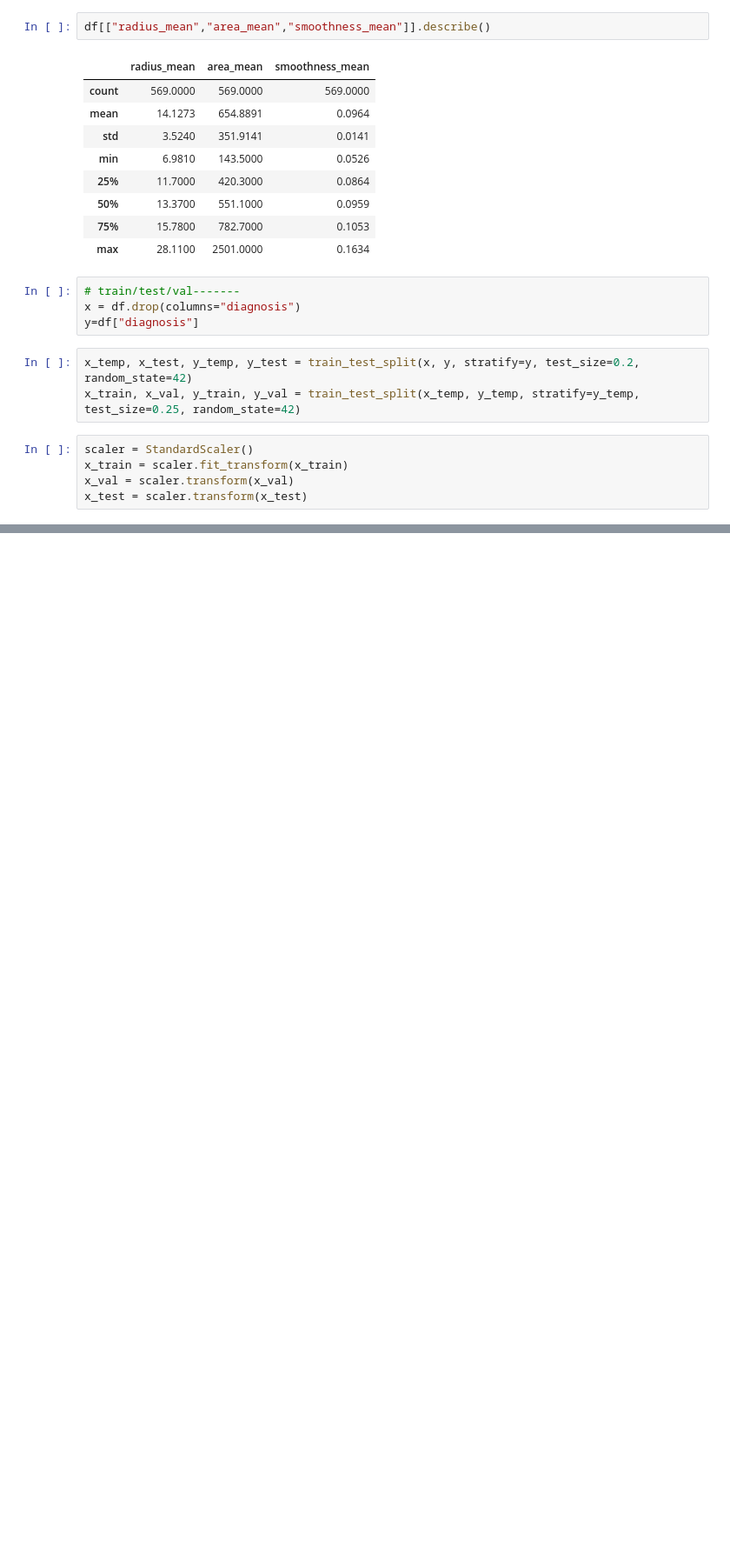
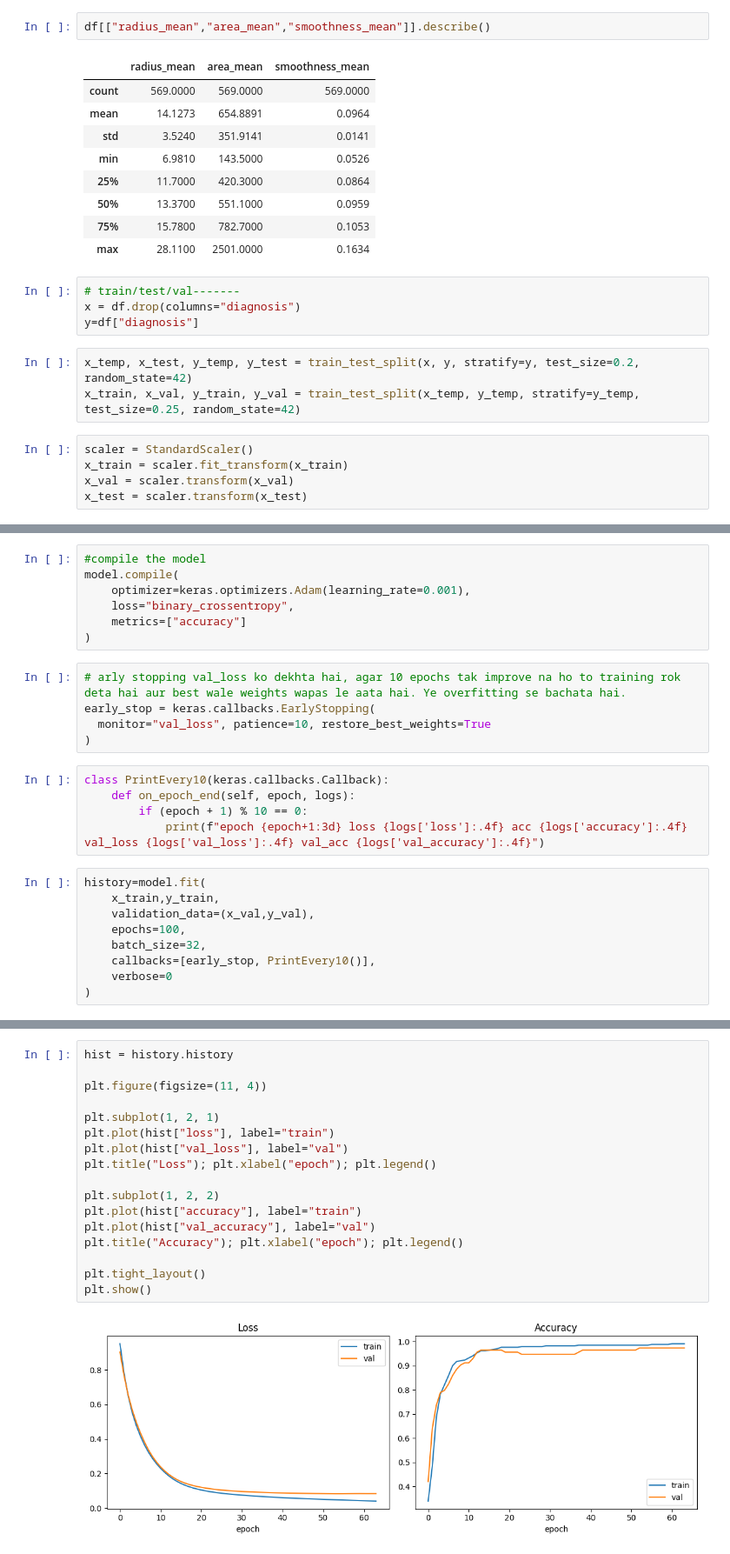
Before and after one commit to mishrasatyam9720-debug/Breast-Cancer-Prediction, a Jupyter notebook: breast_cancer_tensorflow.ipynb, the cells around one changed output, grey strips where cells are left out. Shown at 87% size. Saved outputs shown, nothing was run; the diff lists cells and outputs as text; blank space fills up the shorter version.

```diff
--- a/breast_cancer_tensorflow.ipynb
+++ b/breast_cancer_tensorflow.ipynb
@@ -111,0 +134,26 @@ x_test = scaler.transform(x_test)
+# %%
+#compile the model
+model.compile(
+    optimizer=keras.optimizers.Adam(learning_rate=0.001),
+    loss="binary_crossentropy",
+    metrics=["accuracy"]
+)
+# %%
+# arly stopping val_loss ko dekhta hai, agar 10 epochs tak improve na ho to training rok deta hai aur best wale weights wapas le aata hai. Ye overfitting se bachata hai.
+early_stop = keras.callbacks.EarlyStopping(
+  monitor="val_loss", patience=10, restore_best_weights=True
+)
+# %%
+class PrintEvery10(keras.callbacks.Callback):
+    def on_epoch_end(self, epoch, logs):
+        if (epoch + 1) % 10 == 0:
+            print(f"epoch {epoch+1:3d} loss {logs['loss']:.4f} acc {logs['accuracy']:.4f} val_loss {logs['val_loss']:.4f} val_acc {logs['val_accuracy']:.4f}")
+# %%
+history=model.fit(
+    x_train,y_train,
+    validation_data=(x_val,y_val),
+    epochs=100,
+    batch_size=32,
+    callbacks=[early_stop, PrintEvery10()],
+    verbose=0
+)
@@ -111,0 +171,19 @@ x_test = scaler.transform(x_test)
+# %%
+hist = history.history
+
+plt.figure(figsize=(11, 4))
+
+plt.subplot(1, 2, 1)
+plt.plot(hist["loss"], label="train")
+plt.plot(hist["val_loss"], label="val")
+plt.title("Loss"); plt.xlabel("epoch"); plt.legend()
+
+plt.subplot(1, 2, 2)
+plt.plot(hist["accuracy"], label="train")
+plt.plot(hist["val_accuracy"], label="val")
+plt.title("Accuracy"); plt.xlabel("epoch"); plt.legend()
+
+plt.tight_layout()
+plt.show()
+# %% [output]
+[figure, added]
```
Also changed, not shown: parts of 9 cells of this notebook.
